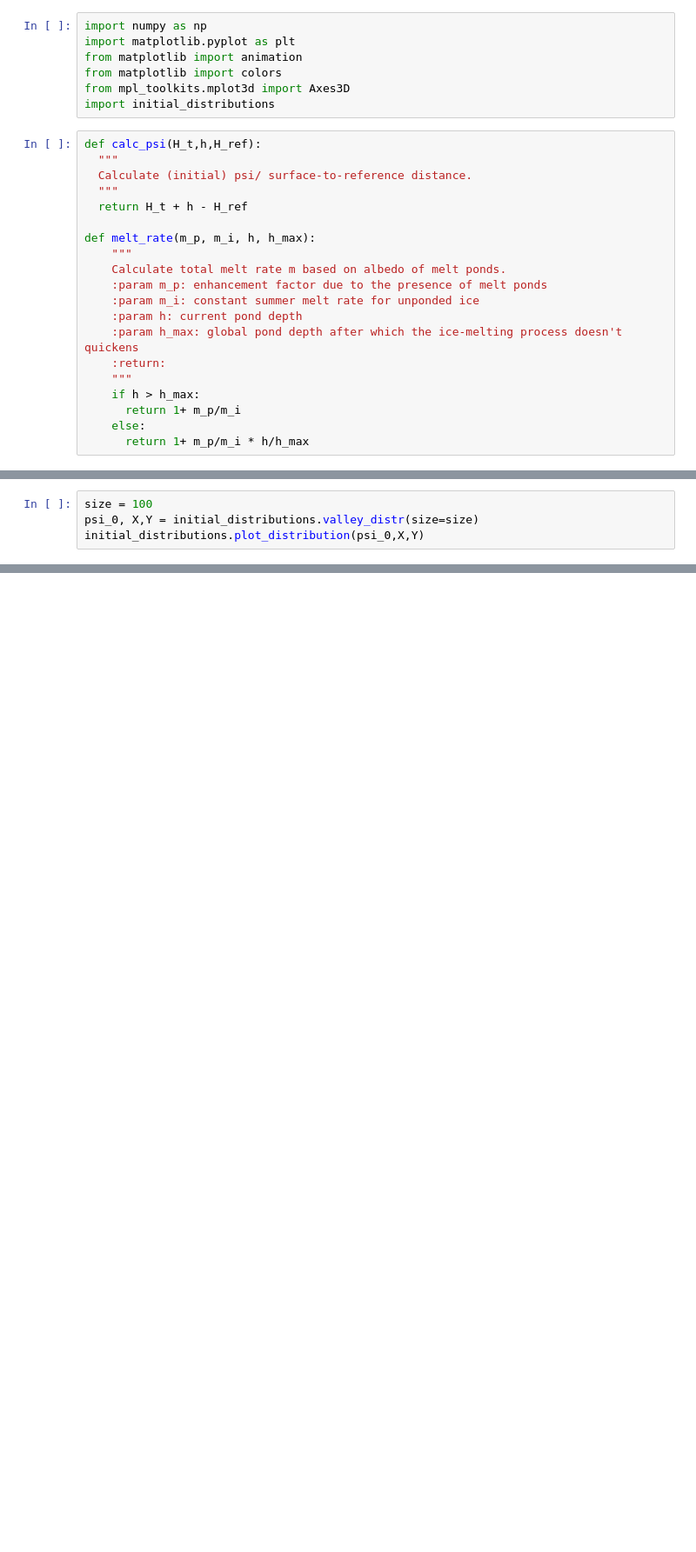
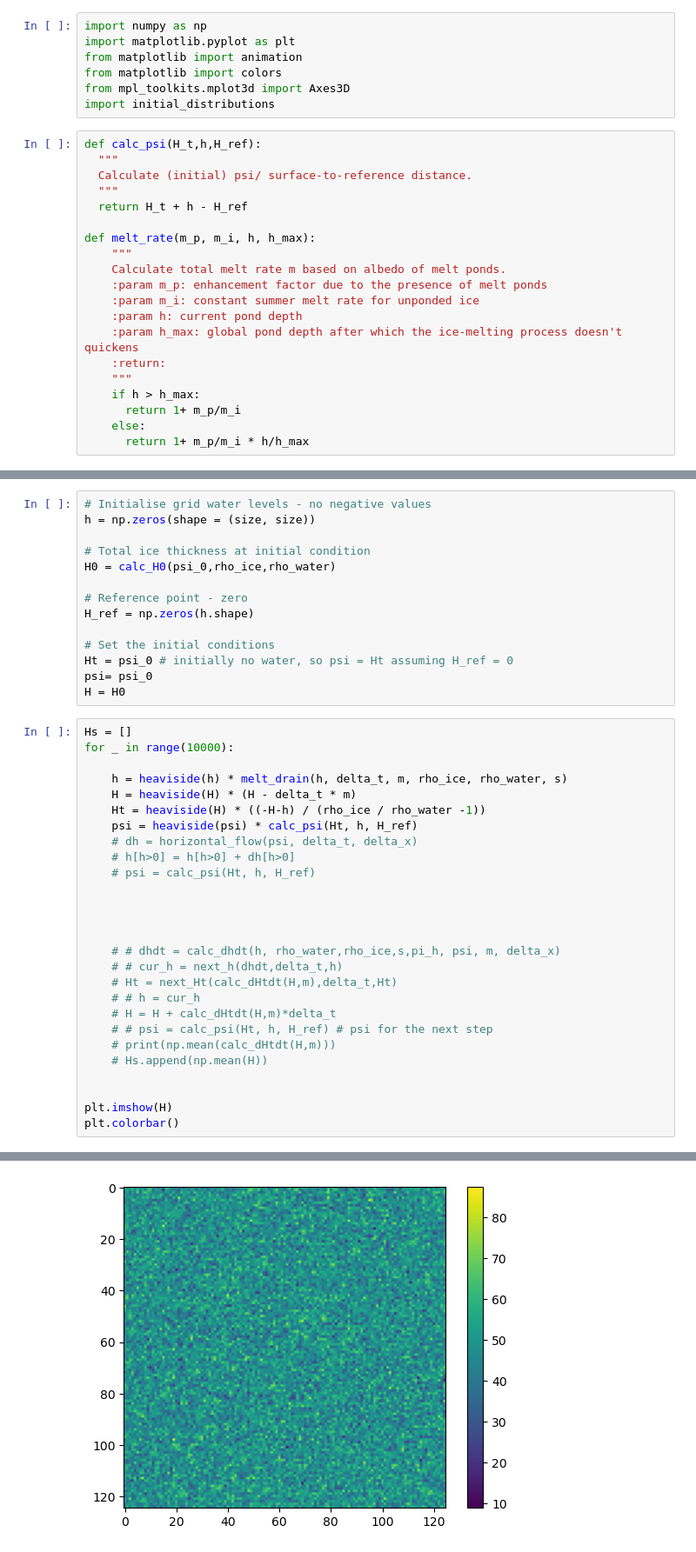
Before and after one commit to PaulHosek/ComplexSystemSimulation, a Jupyter notebook: CA_v2.ipynb, the cells around one changed output, grey strips where cells are left out. Shown at 87% size. Drawn from its saved outputs; the diff is of its cells as text; blank space fills up the shorter version.

```diff
--- a/CA_v2.ipynb
+++ b/CA_v2.ipynb
@@ -43,4 +46,0 @@ Beta distribution
-# %%
-size = 100
-psi_0, X,Y = initial_distributions.valley_distr(size=size)
-initial_distributions.plot_distribution(psi_0,X,Y)
@@ -56,0 +156,42 @@ plt.plot(x, beta.pdf(x, a, b),
+# %%
+# Initialise grid water levels - no negative values
+h = np.zeros(shape = (size, size))
+
+# Total ice thickness at initial condition
+H0 = calc_H0(psi_0,rho_ice,rho_water)
+
+# Reference point - zero
+H_ref = np.zeros(h.shape)
+
+# Set the initial conditions
+Ht = psi_0 # initially no water, so psi = Ht assuming H_ref = 0
+psi= psi_0
+H = H0
+# %%
+Hs = []
+for _ in range(10000):
+
+    h = heaviside(h) * melt_drain(h, delta_t, m, rho_ice, rho_water, s)
+    H = heaviside(H) * (H - delta_t * m)
+    Ht = heaviside(H) * ((-H-h) / (rho_ice / rho_water -1))
+    psi = heaviside(psi) * calc_psi(Ht, h, H_ref)
+    # dh = horizontal_flow(psi, delta_t, delta_x)
+    # h[h>0] = h[h>0] + dh[h>0]
+    # psi = calc_psi(Ht, h, H_ref)
+
+
+
+
+    # # dhdt = calc_dhdt(h, rho_water,rho_ice,s,pi_h, psi, m, delta_x)
+    # # cur_h = next_h(dhdt,delta_t,h)
+    # Ht = next_Ht(calc_dHtdt(H,m),delta_t,Ht)
+    # # h = cur_h
+    # H = H + calc_dHtdt(H,m)*delta_t
+    # # psi = calc_psi(Ht, h, H_ref) # psi for the next step
+    # print(np.mean(calc_dHtdt(H,m)))
+    # Hs.append(np.mean(H))
+
+
+plt.imshow(H)
+plt.colorbar()
+# %% [output]
@@ -56,0 +199 @@ plt.plot(x, beta.pdf(x, a, b),
+[figure, added]
```
Also changed, not shown: parts of 10 cells of this notebook.
